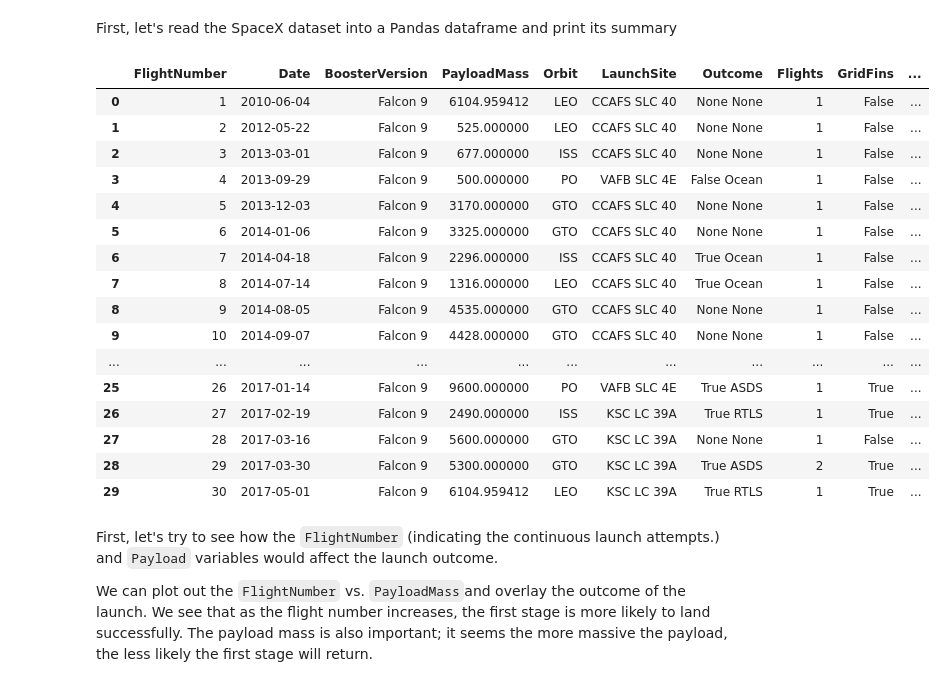
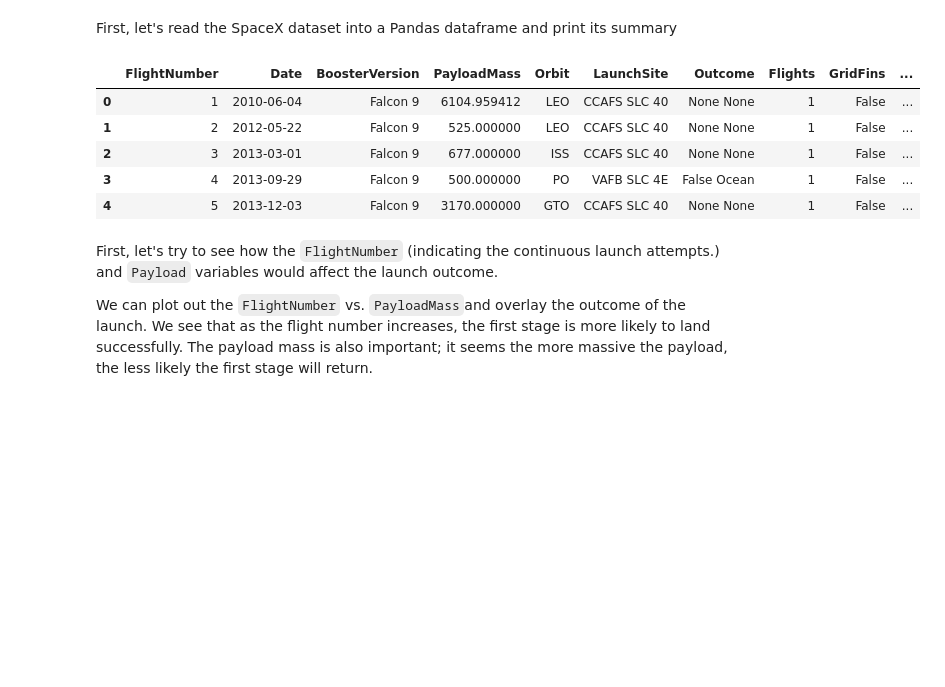
Before and after one commit to juanoj/Applied-Data-Science-Coursera, a Jupyter notebook: EDA with visualizations.ipynb, the cells around one changed output. Saved outputs shown, nothing was run; the diff lists cells and outputs as text; code cells hidden in the pictures; blank space fills up the shorter version.

```diff
--- a/EDA with visualizations.ipynb
+++ b/EDA with visualizations.ipynb
@@ -51,29 +51,18 @@ First, let's read the SpaceX dataset into a Pandas dataframe and print its summa
 # %%
 df=pd.read_csv("https://cf-courses-data.s3.us.cloud-object-storage.appdomain.cloud/IBM-DS0321EN-SkillsNetwork/datasets/dataset_part_2.csv")
 
 # If you were unable to complete the previous lab correctly you can uncomment and load this csv
 
 # df = pd.read_csv('https://cf-courses-data.s3.us.cloud-object-storage.appdomain.cloud/IBMDeveloperSkillsNetwork-DS0701EN-SkillsNetwork/api/dataset_part_2.csv')
 
-df.head(30)
+df.head(5)
 # %% [output]
 |  | FlightNumber | Date | BoosterVersion | PayloadMass | Orbit | LaunchSite | Outcome | Flights | GridFins | ... |
 | 0 | 1 | 2010-06-04 | Falcon 9 | 6104.959412 | LEO | CCAFS SLC 40 | None None | 1 | False | ... |
 | 1 | 2 | 2012-05-22 | Falcon 9 | 525.000000 | LEO | CCAFS SLC 40 | None None | 1 | False | ... |
 | 2 | 3 | 2013-03-01 | Falcon 9 | 677.000000 | ISS | CCAFS SLC 40 | None None | 1 | False | ... |
 | 3 | 4 | 2013-09-29 | Falcon 9 | 500.000000 | PO | VAFB SLC 4E | False Ocean | 1 | False | ... |
 | 4 | 5 | 2013-12-03 | Falcon 9 | 3170.000000 | GTO | CCAFS SLC 40 | None None | 1 | False | ... |
-| 5 | 6 | 2014-01-06 | Falcon 9 | 3325.000000 | GTO | CCAFS SLC 40 | None None | 1 | False | ... |
-| 6 | 7 | 2014-04-18 | Falcon 9 | 2296.000000 | ISS | CCAFS SLC 40 | True Ocean | 1 | False | ... |
-| 7 | 8 | 2014-07-14 | Falcon 9 | 1316.000000 | LEO | CCAFS SLC 40 | True Ocean | 1 | False | ... |
-| 8 | 9 | 2014-08-05 | Falcon 9 | 4535.000000 | GTO | CCAFS SLC 40 | None None | 1 | False | ... |
-| 9 | 10 | 2014-09-07 | Falcon 9 | 4428.000000 | GTO | CCAFS SLC 40 | None None | 1 | False | ... |
-| ... | ... | ... | ... | ... | ... | ... | ... | ... | ... | ... |
-| 25 | 26 | 2017-01-14 | Falcon 9 | 9600.000000 | PO | VAFB SLC 4E | True ASDS | 1 | True | ... |
-| 26 | 27 | 2017-02-19 | Falcon 9 | 2490.000000 | ISS | KSC LC 39A | True RTLS | 1 | True | ... |
-| 27 | 28 | 2017-03-16 | Falcon 9 | 5600.000000 | GTO | KSC LC 39A | None None | 1 | False | ... |
-| 28 | 29 | 2017-03-30 | Falcon 9 | 5300.000000 | GTO | KSC LC 39A | True ASDS | 2 | True | ... |
-| 29 | 30 | 2017-05-01 | Falcon 9 | 6104.959412 | LEO | KSC LC 39A | True RTLS | 1 | True | ... |
 # %% [markdown]
 First, let's try to see how the `FlightNumber` (indicating the continuous launch attempts.) and `Payload` variables would affect the launch outcome.
 
```
Also changed, not shown: parts of 12 cells of this notebook.
